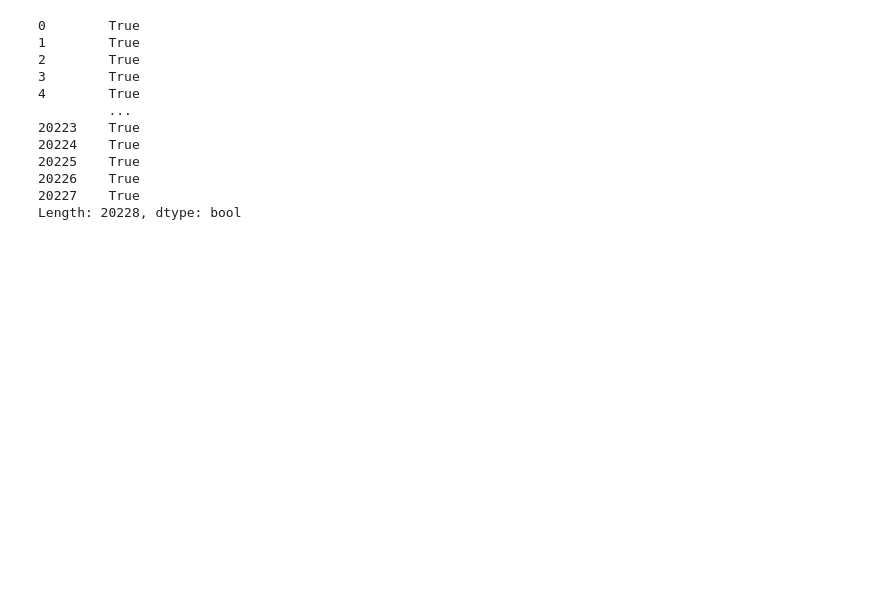
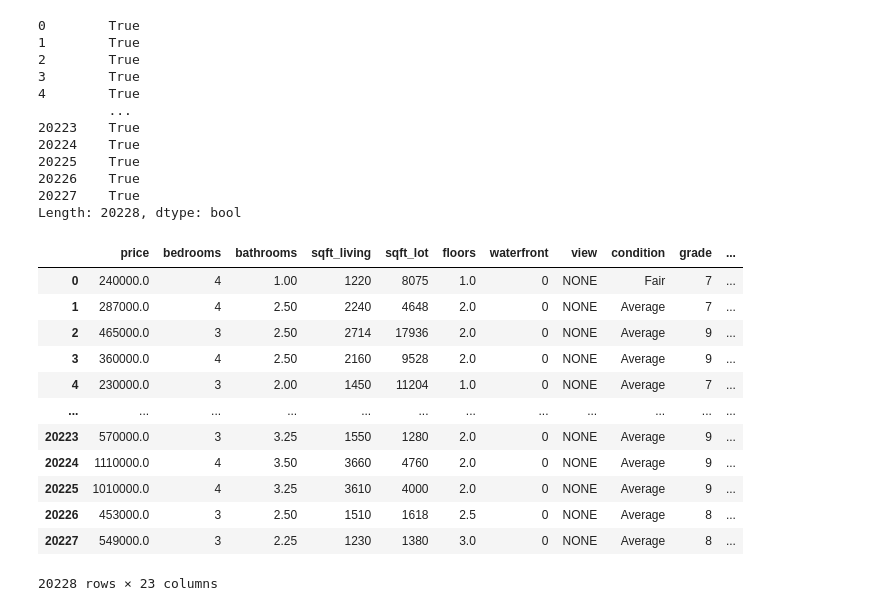
Before and after one commit to aliceagrawal/King-County-House-Sales, a Jupyter notebook: Marshalls Notebook.ipynb, the cells around one changed output. Saved outputs shown, nothing was run; the diff lists cells and outputs as text; code cells hidden in the pictures; blank space fills up the shorter version.

```diff
--- a/Marshalls Notebook.ipynb
+++ b/Marshalls Notebook.ipynb
@@ -421,0 +420,16 @@ pd.read_csv('./data/')
+# %%
+merged_king_data
+# %% [output]
+|  | price | bedrooms | bathrooms | sqft_living | sqft_lot | floors | waterfront | view | condition | grade | ... |
+| 0 | 240000.0 | 4 | 1.00 | 1220 | 8075 | 1.0 | 0 | NONE | Fair | 7 | ... |
+| 1 | 287000.0 | 4 | 2.50 | 2240 | 4648 | 2.0 | 0 | NONE | Average | 7 | ... |
+| 2 | 465000.0 | 3 | 2.50 | 2714 | 17936 | 2.0 | 0 | NONE | Average | 9 | ... |
+| 3 | 360000.0 | 4 | 2.50 | 2160 | 9528 | 2.0 | 0 | NONE | Average | 9 | ... |
+| 4 | 230000.0 | 3 | 2.00 | 1450 | 11204 | 1.0 | 0 | NONE | Average | 7 | ... |
+| ... | ... | ... | ... | ... | ... | ... | ... | ... | ... | ... | ... |
+| 20223 | 570000.0 | 3 | 3.25 | 1550 | 1280 | 2.0 | 0 | NONE | Average | 9 | ... |
+| 20224 | 1110000.0 | 4 | 3.50 | 3660 | 4760 | 2.0 | 0 | NONE | Average | 9 | ... |
+| 20225 | 1010000.0 | 4 | 3.25 | 3610 | 4000 | 2.0 | 0 | NONE | Average | 9 | ... |
+| 20226 | 453000.0 | 3 | 2.50 | 1510 | 1618 | 2.5 | 0 | NONE | Average | 8 | ... |
+| 20227 | 549000.0 | 3 | 2.25 | 1230 | 1380 | 3.0 | 0 | NONE | Average | 8 | ... |
+20228 rows × 23 columns
```
Also changed, not shown: parts of 18 cells of this notebook.
